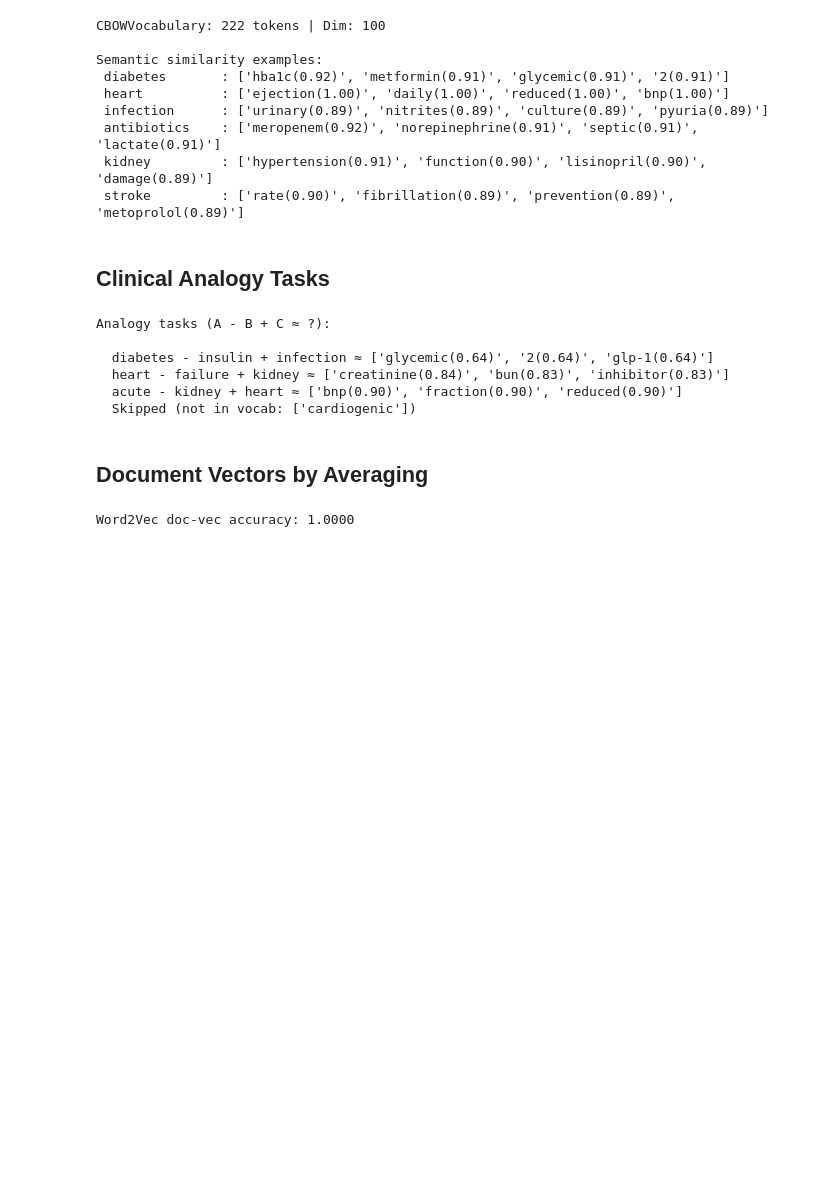
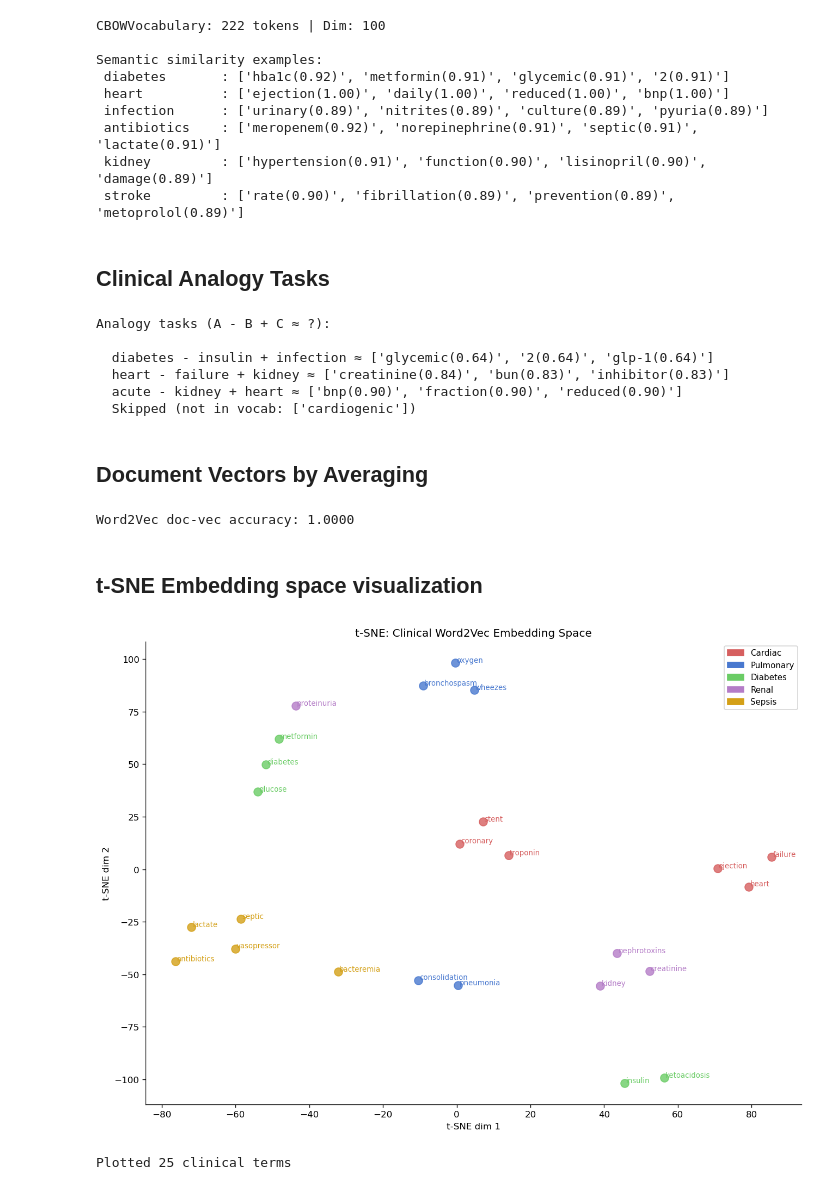
Before and after one commit to Sravanigangul/healthcare-clinical-nlp, a Jupyter notebook: notebooks/Word Embeddings & Word2Vec.ipynb, the cells around one changed output. Drawn from its saved outputs; the diff is of its cells as text; code cells hidden in the pictures; blank space fills up the shorter version.

Commit message:
Update Word Embeddings & Word2Vec.ipynb
Add t-SNE visualization

```diff
--- a/notebooks/Word Embeddings & Word2Vec.ipynb
+++ b/notebooks/Word Embeddings & Word2Vec.ipynb
@@ -206,3 +206,42 @@ if GENSIM_OK:
     print(f"Word2Vec doc-vec accuracy: {lr.score(X_te, y_te):.4f}")
 # %% [output]
 Word2Vec doc-vec accuracy: 1.0000
+# %% [markdown]
+## t-SNE Embedding space visualization
+# %%
+if GENSIM_OK and len(wv) > 30:
+    MEDICAL_TERMS = {
+        "Cardiac"  : ["heart","failure","troponin","coronary","ejection","stent"],
+        "Pulmonary": ["pneumonia","bronchospasm","oxygen","consolidation","wheezes"],
+        "Diabetes" : ["diabetes","insulin","glucose","ketoacidosis","metformin"],
+        "Renal"    : ["kidney","creatinine","dialysis","proteinuria","nephrotoxins"],
+        "Sepsis"   : ["septic","lactate","vasopressor","bacteremia","antibiotics"],
+    }
+    terms, labels = [], []
+    for cond, term_list in MEDICAL_TERMS.items():
+        for t in term_list:
+            if t in wv:
+                terms.append(t); labels.append(cond)
+
+    if len(terms) > 10:
+        vectors = np.array([wv[t] for t in terms])
+        perp = min(5, len(terms)-1)
+        coords = TSNE(n_components=2, random_state=42, perplexity=perp).fit_transform(vectors)
+
+        COLORS = {"Cardiac":"#D65F5F","Pulmonary":"#4878CF","Diabetes":"#6ACC65",
+                  "Renal":"#B47CC7","Sepsis":"#D4A017"}
+        fig, ax = plt.subplots(figsize=(11,8))
+        for i,(term,label) in enumerate(zip(terms,labels)):
+            color = COLORS[label]
+            ax.scatter(coords[i,0],coords[i,1],c=color,s=80,alpha=0.8,zorder=3)
+            ax.annotate(term,(coords[i,0]+0.3,coords[i,1]+0.3),fontsize=8,color=color)
+        patches = [mpatches.Patch(color=c,label=l) for l,c in COLORS.items()]
+        ax.legend(handles=patches,fontsize=9)
+        ax.set_title("t-SNE: Clinical Word2Vec Embedding Space")
+        ax.set_xlabel("t-SNE dim 1"); ax.set_ylabel("t-SNE dim 2")
+        plt.tight_layout()
+        plt.savefig("/tmp/mod05/word2vec_tsne.png",bbox_inches="tight"); plt.show()
+        print(f"Plotted {len(terms)} clinical terms")
+# %% [output]
+[figure, added]
+Plotted 25 clinical terms
```
Also changed, not shown: parts of 2 cells of this notebook.
